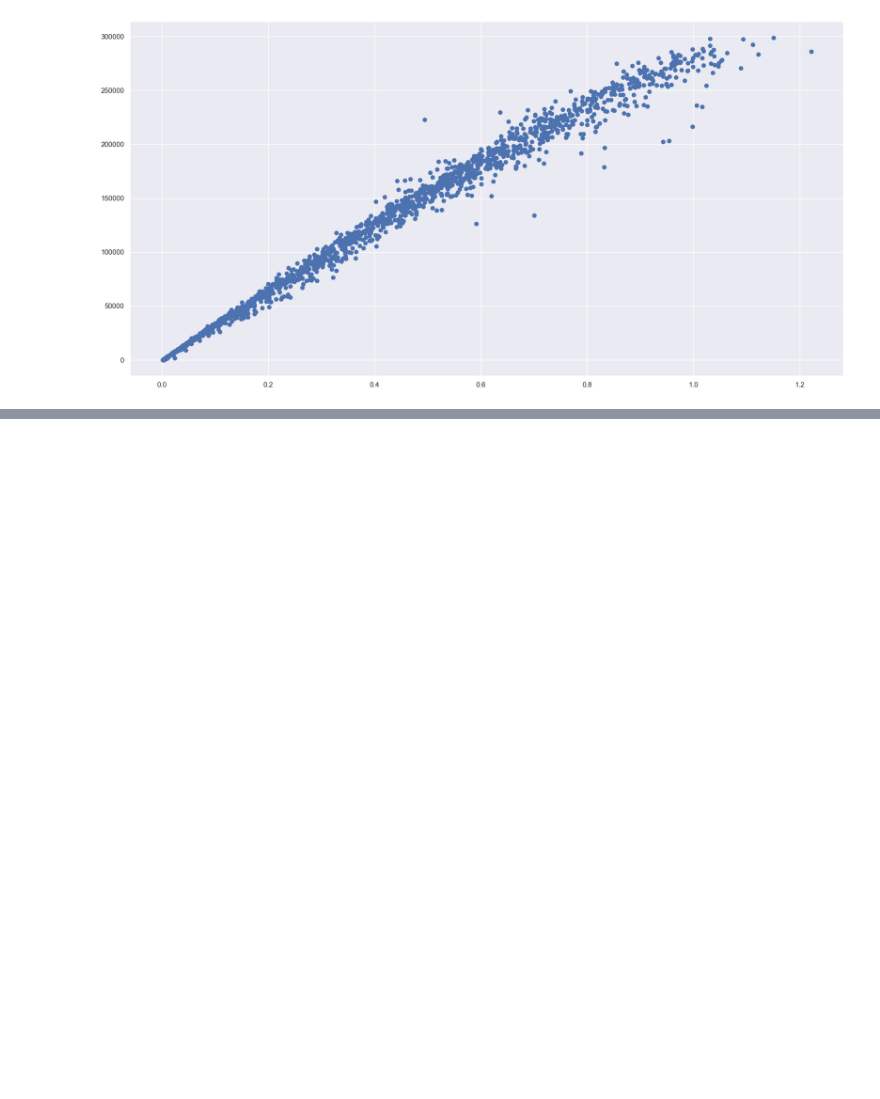
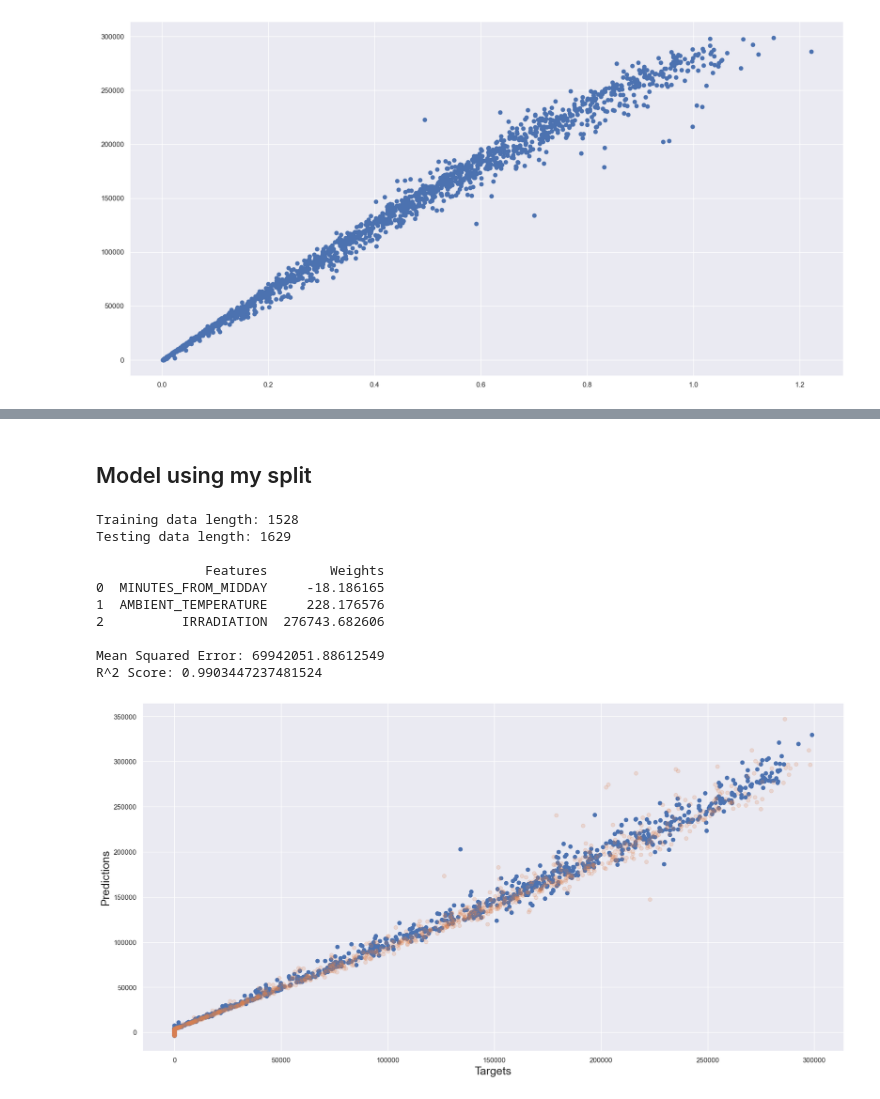
Before and after one commit to jamesdeluk/data-projects, a Jupyter notebook: solar-power-generation-data (anikannal)/solar.ipynb, the cells around one changed output, grey strips where cells are left out. Drawn from its saved outputs; the diff is of its cells as text; code cells hidden in the pictures; blank space fills up the shorter version.

```diff
--- a/solar-power-generation-data (anikannal)/solar.ipynb
+++ b/solar-power-generation-data (anikannal)/solar.ipynb
@@ -212,0 +273,49 @@ plt.show()
+# %% [markdown]
+## Model using my split
+# %%
+X_train = data_plant1_first_half[['MINUTES_FROM_MIDDAY', 'AMBIENT_TEMPERATURE', 'IRRADIATION']]
+y_train = data_plant1_first_half['DC_POWER']
+X_test = data_plant1_second_half[['MINUTES_FROM_MIDDAY', 'AMBIENT_TEMPERATURE', 'IRRADIATION']]
+y_test = data_plant1_second_half['DC_POWER']
+
+print(f'Training data length: {len(X_train)}')
+print(f'Testing data length: {len(X_test)}')
+print()
+
+model = LinearRegression()
+model.fit(X_train, y_train)
+
+model_summary = pd.DataFrame(inputs.columns.values, columns=['Features'])
+model_summary['Weights'] = model.coef_
+print(model_summary)
+print()
+
+y_hat = model.predict(X_train)
+plt.scatter(y_train, y_hat)
+
+y_pred = model.predict(X_test)
+plt.scatter(y_test, y_pred, alpha=0.2)
+
+mse = mean_squared_error(y_test, y_pred)
+r2 = r2_score(y_test, y_pred)
+
+print(f'Mean Squared Error: {mse}')
+print(f'R^2 Score: {r2}')
+print()
+
+plt.xlabel('Targets', size=18)
+plt.ylabel('Predictions', size=18)
+# plt.show()
+plt.savefig('mysplit.png')
+# %% [output]
+Training data length: 1528
+Testing data length: 1629
+
+              Features        Weights
+0  MINUTES_FROM_MIDDAY     -18.186165
+1  AMBIENT_TEMPERATURE     228.176576
+2          IRRADIATION  276743.682606
+
+Mean Squared Error: 69942051.88612549
+R^2 Score: 0.9903447237481524
+[figure, added]
```
Also changed, not shown: parts of 14 cells of this notebook, 3 other files.
